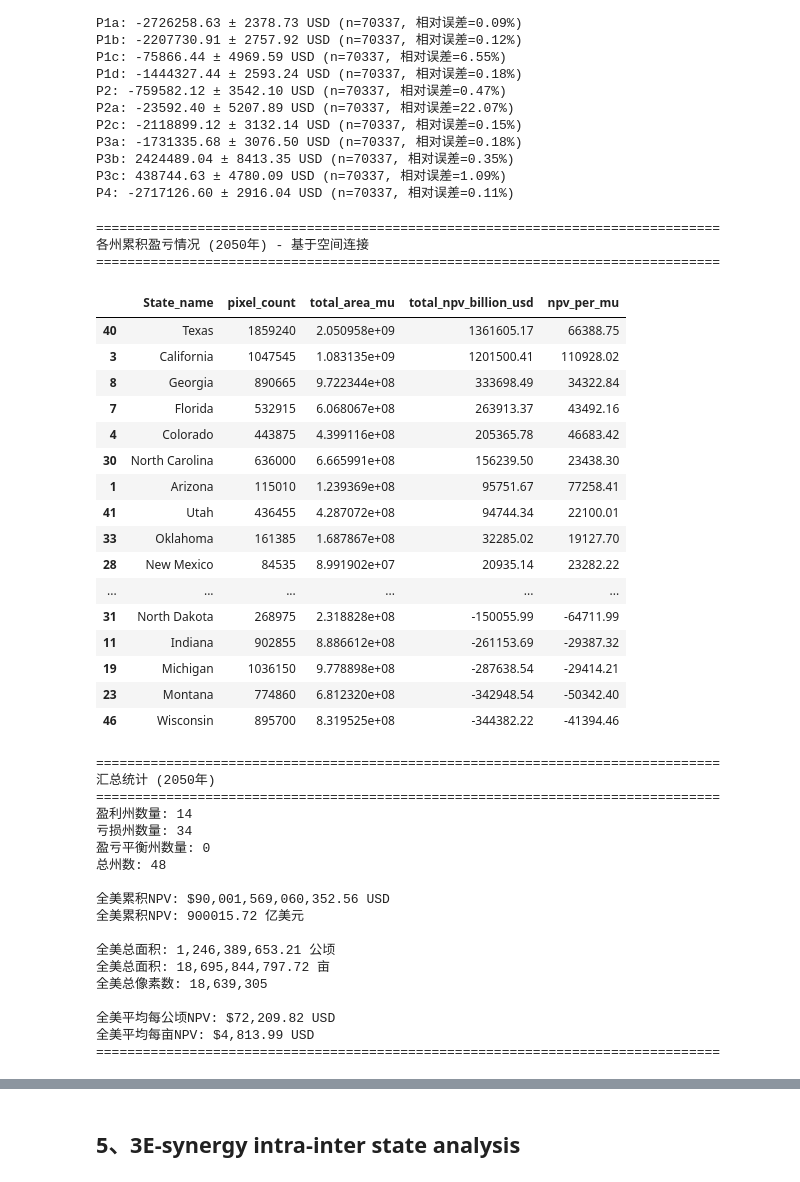
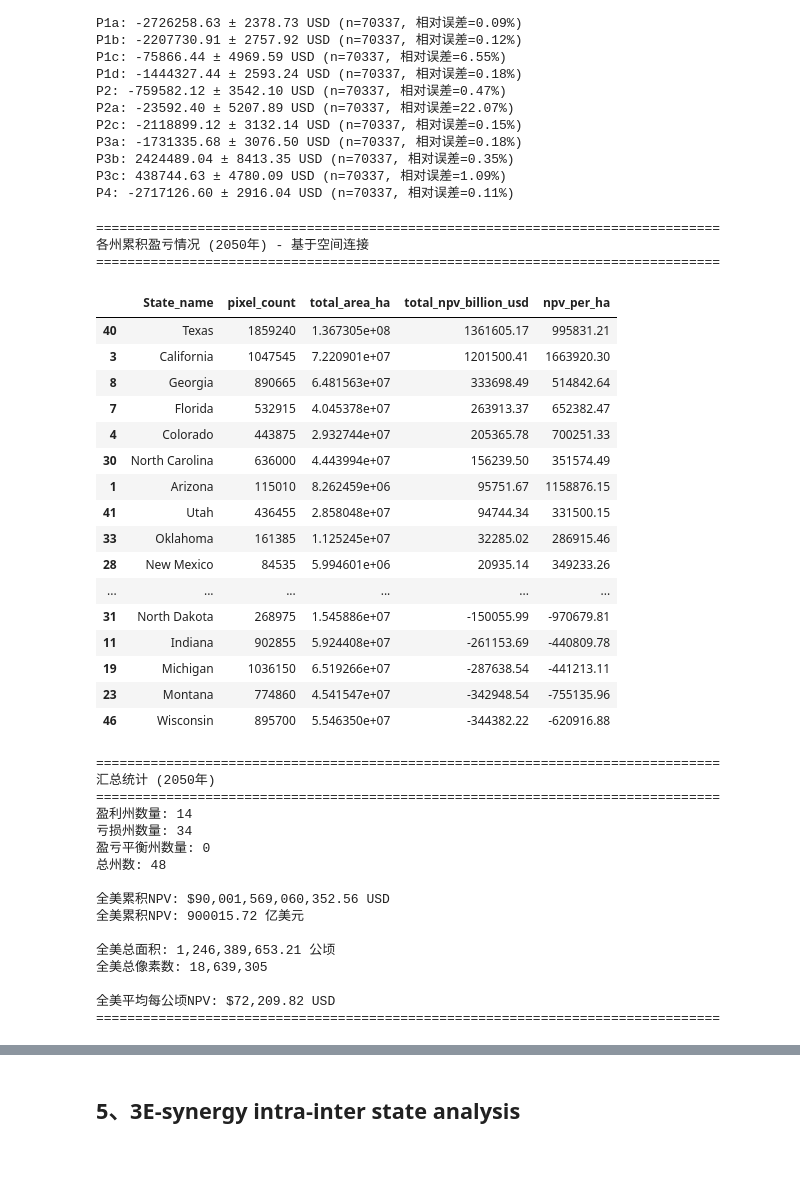
Before and after one commit to px39n/Landuse_Zhong, a Jupyter notebook: 7.0 Analysis_Nation_level.ipynb, the cells around one changed output, grey strips where cells are left out. Drawn from its saved outputs; the diff is of its cells as text; code cells hidden in the pictures.

```diff
--- a/7.0 Analysis_Nation_level.ipynb
+++ b/7.0 Analysis_Nation_level.ipynb
@@ -300,7 +271,7 @@ import pandas as pd
 
 
 df_analysis=pd.read_csv(r'data\US_data\df_merged_data_for_analysis.csv')
-# df_economic = pd.read_csv('data/US_data/df_economic.csv')
+df_economic = pd.read_csv('data/US_data/df_economic.csv')
 df_analysis
 
 
@@ -3162,24 +3196,21 @@ else:
         print(f"警告：有 {unmatched} 个像素未匹配到州信息，将被排除")
         pixel_with_states = pixel_with_states.dropna(subset=['NAME'])
 
-    # 7. 计算面积（公顷和亩）及累积NPV
-    # 1公顷 = 10000平方米, 1公顷 = 15亩
+    # 7. 计算面积（仅公顷）及累积NPV
+    # 1公顷 = 10000平方米
     pixel_with_states['area_ha'] = pixel_with_states['area_m2'] / 10000
-    pixel_with_states['area_mu'] = pixel_with_states['area_ha'] * 15
     pixel_with_states['total_npv_usd'] = pixel_with_states['net_npv_usd'] * pixel_with_states['area_ha']
 
     # 8. 按州分组统计
     state_npv_summary = pixel_with_states.groupby('NAME', as_index=False).agg({
         'total_npv_usd': 'sum',
         'area_ha': 'sum',
-        'area_mu': 'sum',
         'lat': 'count'  # 统计像素数量
     })
-    state_npv_summary.columns = ['State_name', 'total_npv_usd', 'total_area_ha', 'total_area_mu', 'pixel_count']
+    state_npv_summary.columns = ['State_name', 'total_npv_usd', 'total_area_ha', 'pixel_count']
 
     # 9. 计算派生指标
     state_npv_summary['total_npv_billion_usd'] = state_npv_summary['total_npv_usd'] / 1e8
-    state_npv_summary['npv_per_mu'] = state_npv_summary['total_npv_usd'] / state_npv_summary['total_area_mu']
     state_npv_summary['npv_per_ha'] = state_npv_summary['total_npv_usd'] / state_npv_summary['total_area_ha']
 
     # 10. 排序和格式化
@@ -3188,61 +3219,57 @@ else:
     # 四舍五入
     state_npv_summary['total_npv_usd'] = state_npv_summary['total_npv_usd'].round(2)
     state_npv_summary['total_area_ha'] = state_npv_summary['total_area_ha'].round(2)
-    state_npv_summary['total_area_mu'] = state_npv_summary['total_area_mu'].round(2)
     state_npv_summary['total_npv_billion_usd'] = state_npv_summary['total_npv_billion_usd'].round(2)
-    state_npv_summary['npv_per_mu'] = state_npv_summary['npv_per_mu'].round(2)
     state_npv_summary['npv_per_ha'] = state_npv_summary['npv_per_ha'].round(2)
 
     # 11. 统计盈利和亏损州
     profit_states = (state_npv_summary['total_npv_usd'] > 0).sum()
     loss_states = (state_npv_summary['total_npv_usd'] < 0).sum()
     zero_states = (state_npv_summary['total_npv_usd'] == 0).sum()
 
     # 12. 输出结果
     print("=" * 80)
     print("各州累积盈亏情况 (2050年) - 基于空间连接")
     print("=" * 80)
     display(state_npv_summary[[
-        'State_name', 'pixel_count', 'total_area_mu',
-        'total_npv_billion_usd', 'npv_per_mu'
+        'State_name', 'pixel_count', 'total_area_ha',
+        'total_npv_billion_usd', 'npv_per_ha'
     ]])
 
     print("\n" + "=" * 80)
     print("汇总统计 (2050年)")
     print("=" * 80)
     print(f"盈利州数量: {profit_states}")
     print(f"亏损州数量: {loss_states}")
     print(f"盈亏平衡州数量: {zero_states}")
     print(f"总州数: {len(state_npv_summary)}")
     print(f"\n全美累积NPV: ${state_npv_summary['total_npv_usd'].sum():,.2f} USD")
     print(f"全美累积NPV: {state_npv_summary['total_npv_billion_usd'].sum():.2f} 亿美元")
     print(f"\n全美总面积: {state_npv_summary['total_area_ha'].sum():,.2f} 公顷")
-    print(f"全美总面积: {state_npv_summary['total_area_mu'].sum():,.2f} 亩")
     print(f"全美总像素数: {state_npv_summary['pixel_count'].sum():,}")
     print(f"\n全美平均每公顷NPV: ${state_npv_summary['total_npv_usd'].sum() / state_npv_summary['total_area_ha'].sum():,.2f} USD")
-    print(f"全美平均每亩NPV: ${state_npv_summary['total_npv_usd'].sum() / state_npv_summary['total_area_mu'].sum():,.2f} USD")
     print("=" * 80)
 # %% [output]
 ================================================================================
 各州累积盈亏情况 (2050年) - 基于空间连接
 ================================================================================
-|  | State_name | pixel_count | total_area_mu | total_npv_billion_usd | npv_per_mu |
-| 40 | Texas | 1859240 | 2.050958e+09 | 1361605.17 | 66388.75 |
-| 3 | California | 1047545 | 1.083135e+09 | 1201500.41 | 110928.02 |
-| 8 | Georgia | 890665 | 9.722344e+08 | 333698.49 | 34322.84 |
-| 7 | Florida | 532915 | 6.068067e+08 | 263913.37 | 43492.16 |
-| 4 | Colorado | 443875 | 4.399116e+08 | 205365.78 | 46683.42 |
-| 30 | North Carolina | 636000 | 6.665991e+08 | 156239.50 | 23438.30 |
-| 1 | Arizona | 115010 | 1.239369e+08 | 95751.67 | 77258.41 |
-| 41 | Utah | 436455 | 4.287072e+08 | 94744.34 | 22100.01 |
-| 33 | Oklahoma | 161385 | 1.687867e+08 | 32285.02 | 19127.70 |
-| 28 | New Mexico | 84535 | 8.991902e+07 | 20935.14 | 23282.22 |
+|  | State_name | pixel_count | total_area_ha | total_npv_billion_usd | npv_per_ha |
+| 40 | Texas | 1859240 | 1.367305e+08 | 1361605.17 | 995831.21 |
+| 3 | California | 1047545 | 7.220901e+07 | 1201500.41 | 1663920.30 |
+| 8 | Georgia | 890665 | 6.481563e+07 | 333698.49 | 514842.64 |
+| 7 | Florida | 532915 | 4.045378e+07 | 263913.37 | 652382.47 |
+| 4 | Colorado | 443875 | 2.932744e+07 | 205365.78 | 700251.33 |
+| 30 | North Carolina | 636000 | 4.443994e+07 | 156239.50 | 351574.49 |
+| 1 | Arizona | 115010 | 8.262459e+06 | 95751.67 | 1158876.15 |
+| 41 | Utah | 436455 | 2.858048e+07 | 94744.34 | 331500.15 |
+| 33 | Oklahoma | 161385 | 1.125245e+07 | 32285.02 | 286915.46 |
+| 28 | New Mexico | 84535 | 5.994601e+06 | 20935.14 | 349233.26 |
 | ... | ... | ... | ... | ... | ... |
-| 31 | North Dakota | 268975 | 2.318828e+08 | -150055.99 | -64711.99 |
-| 11 | Indiana | 902855 | 8.886612e+08 | -261153.69 | -29387.32 |
-| 19 | Michigan | 1036150 | 9.778898e+08 | -287638.54 | -29414.21 |
-| 23 | Montana | 774860 | 6.812320e+08 | -342948.54 | -50342.40 |
-| 46 | Wisconsin | 895700 | 8.319525e+08 | -344382.22 | -41394.46 |
+| 31 | North Dakota | 268975 | 1.545886e+07 | -150055.99 | -970679.81 |
+| 11 | Indiana | 902855 | 5.924408e+07 | -261153.69 | -440809.78 |
+| 19 | Michigan | 1036150 | 6.519266e+07 | -287638.54 | -441213.11 |
+| 23 | Montana | 774860 | 4.541547e+07 | -342948.54 | -755135.96 |
+| 46 | Wisconsin | 895700 | 5.546350e+07 | -344382.22 | -620916.88 |
 ================================================================================
 汇总统计 (2050年)
 ================================================================================
@@ -3255,10 +3282,8 @@ else:
 全美累积NPV: 900015.72 亿美元
 
 全美总面积: 1,246,389,653.21 公顷
-全美总面积: 18,695,844,797.72 亩
 全美总像素数: 18,639,305
 
 全美平均每公顷NPV: $72,209.82 USD
-全美平均每亩NPV: $4,813.99 USD
 ================================================================================
 # %%
```
Also changed, not shown: parts of 72 cells of this notebook, 2 other files.
